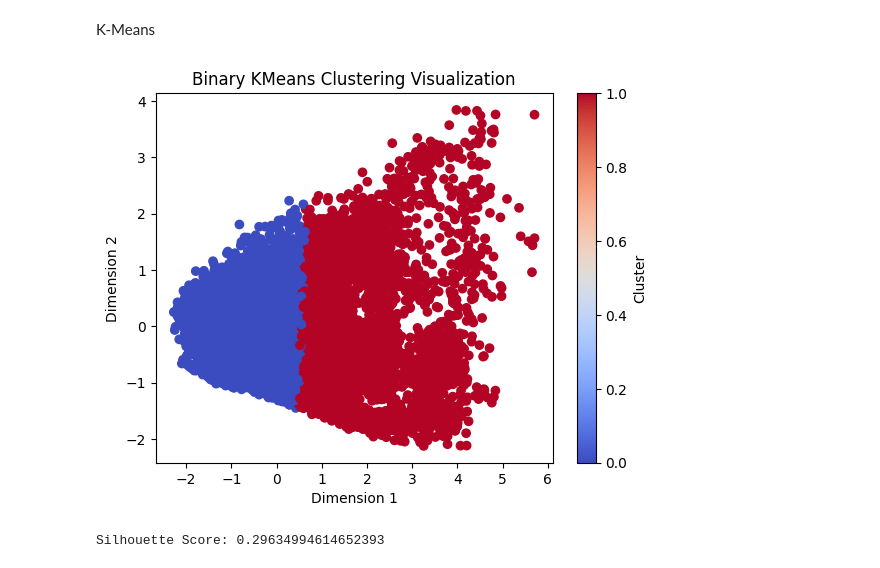
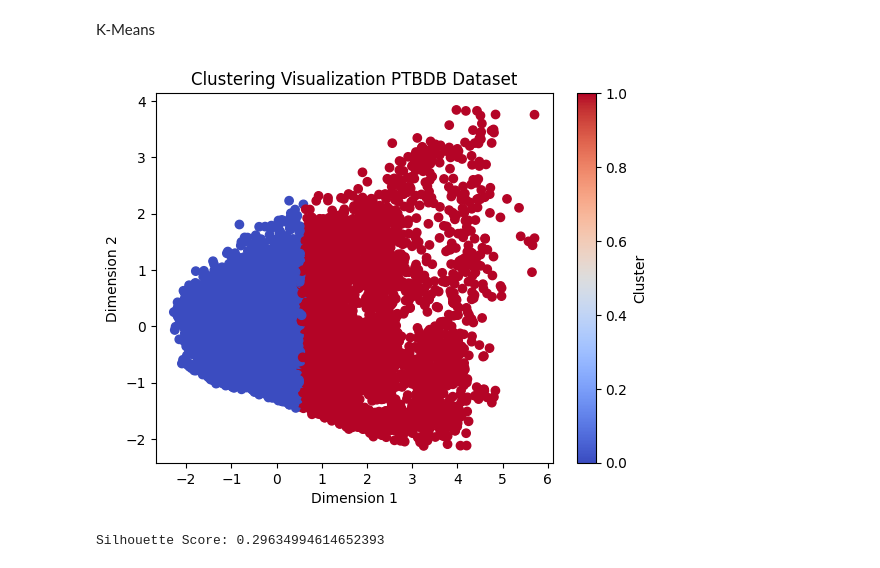
Before and after one commit to Mahim-SOL/ML_intern_task_SOL, a Jupyter notebook: Learning_task_of_SOL_2.ipynb, the cells around one changed output. Cells and saved outputs as stored; diff of their text form; code cells hidden in the pictures.

Commit message:
Edited the k-means figure labels

```diff
--- a/Learning_task_of_SOL_2.ipynb
+++ b/Learning_task_of_SOL_2.ipynb
@@ -484,13 +484,13 @@ pca = PCA(n_components=2, random_state=42)
 reduce_features = pca.fit_transform(df_features)
 # %%
 plt.scatter(reduce_features[:, 0], reduce_features[:, 1], c=classes, cmap='coolwarm')
-plt.title('Binary KMeans Clustering Visualization')
+plt.title('Clustering Visualization PTBDB Dataset')
 plt.xlabel('Dimension 1')
 plt.ylabel('Dimension 2')
 plt.colorbar(label='Cluster')
 plt.show()
 # %% [output]
-[figure, old version]
+[figure, new version]
 # %%
 silhouette_avg = silhouette_score(df_features, classes)
 print(f"Silhouette Score: {silhouette_avg}")
```
Also changed, not shown: 1 other file.
